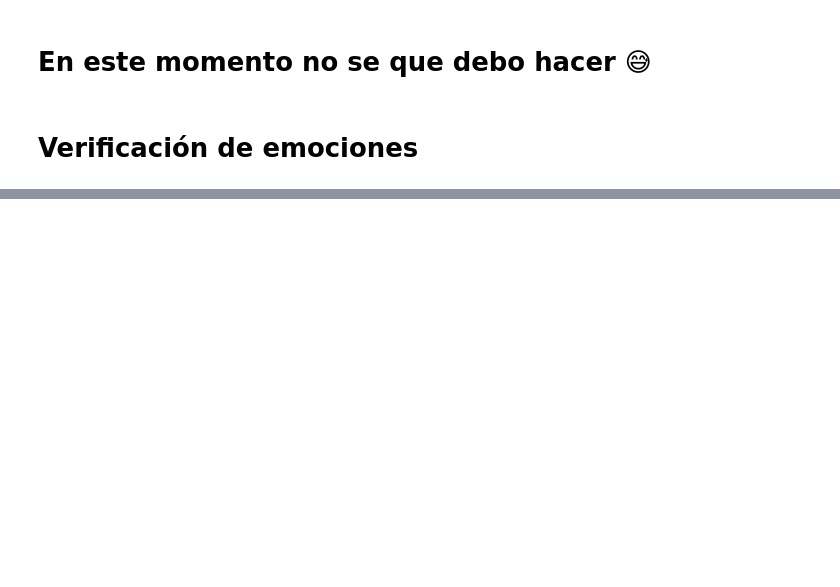
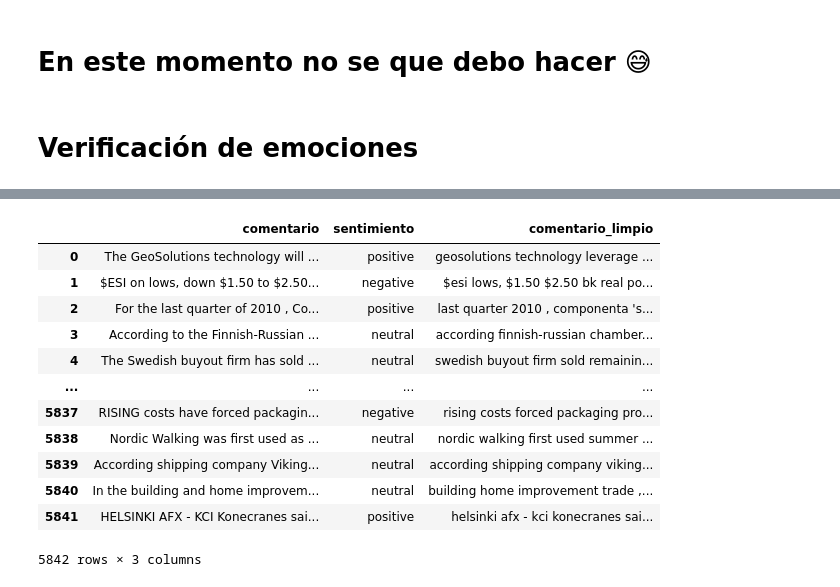
Before and after one commit to PzykoEich/proyecto_NLP, a Jupyter notebook: proyecto_copia.ipynb, the cells around one changed output, grey strips where cells are left out. Drawn from its saved outputs; the diff is of its cells as text; code cells hidden in the pictures; blank space fills up the shorter version.

```diff
--- a/proyecto_copia.ipynb
+++ b/proyecto_copia.ipynb
@@ -74,2 +66,0 @@ Name: count, dtype: int64
-# %%
-df['comentario'] = df['comentario'].astype(str)
@@ -106,4 +110,19 @@ def limpiar_texto(texto):
     palabras = [p for p in palabras if p not in stopwords_en]
     return " ".join(palabras)
 # %%
-df['comentario'] = df['comentario'].astype(str)
+df['comentario_limpio'] = df['comentario'].apply(limpiar_texto)
+df
+# %% [output]
+|  | comentario | sentimiento | comentario_limpio |
+| 0 | The GeoSolutions technology will ... | positive | geosolutions technology leverage ... |
+| 1 | $ESI on lows, down $1.50 to $2.50... | negative | $esi lows, $1.50 $2.50 bk real po... |
+| 2 | For the last quarter of 2010 , Co... | positive | last quarter 2010 , componenta 's... |
+| 3 | According to the Finnish-Russian ... | neutral | according finnish-russian chamber... |
+| 4 | The Swedish buyout firm has sold ... | neutral | swedish buyout firm sold remainin... |
+| ... | ... | ... | ... |
+| 5837 | RISING costs have forced packagin... | negative | rising costs forced packaging pro... |
+| 5838 | Nordic Walking was first used as ... | neutral | nordic walking first used summer ... |
+| 5839 | According shipping company Viking... | neutral | according shipping company viking... |
+| 5840 | In the building and home improvem... | neutral | building home improvement trade ,... |
+| 5841 | HELSINKI AFX - KCI Konecranes sai... | positive | helsinki afx - kci konecranes sai... |
+5842 rows × 3 columns
```
Also changed, not shown: parts of 32 cells of this notebook.
